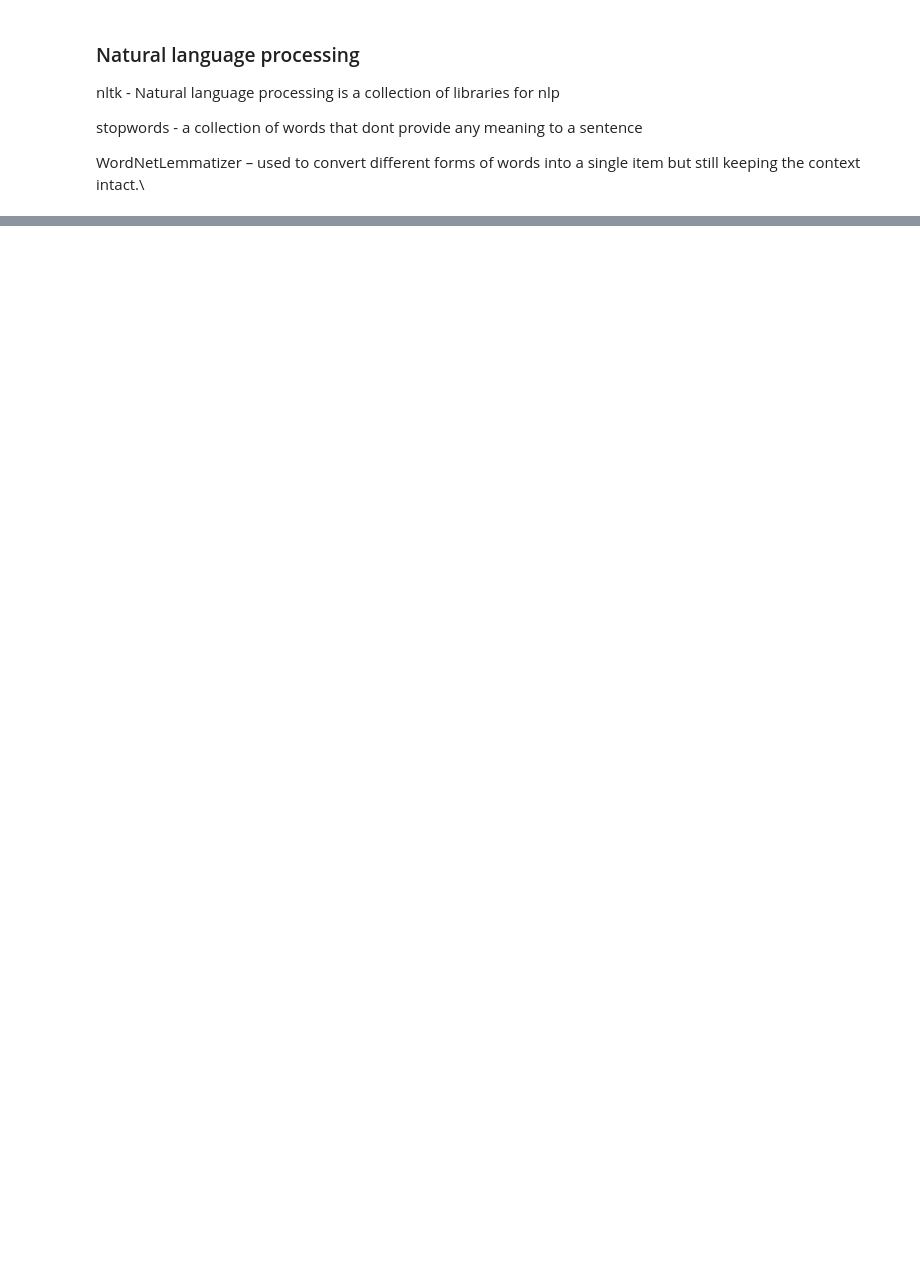
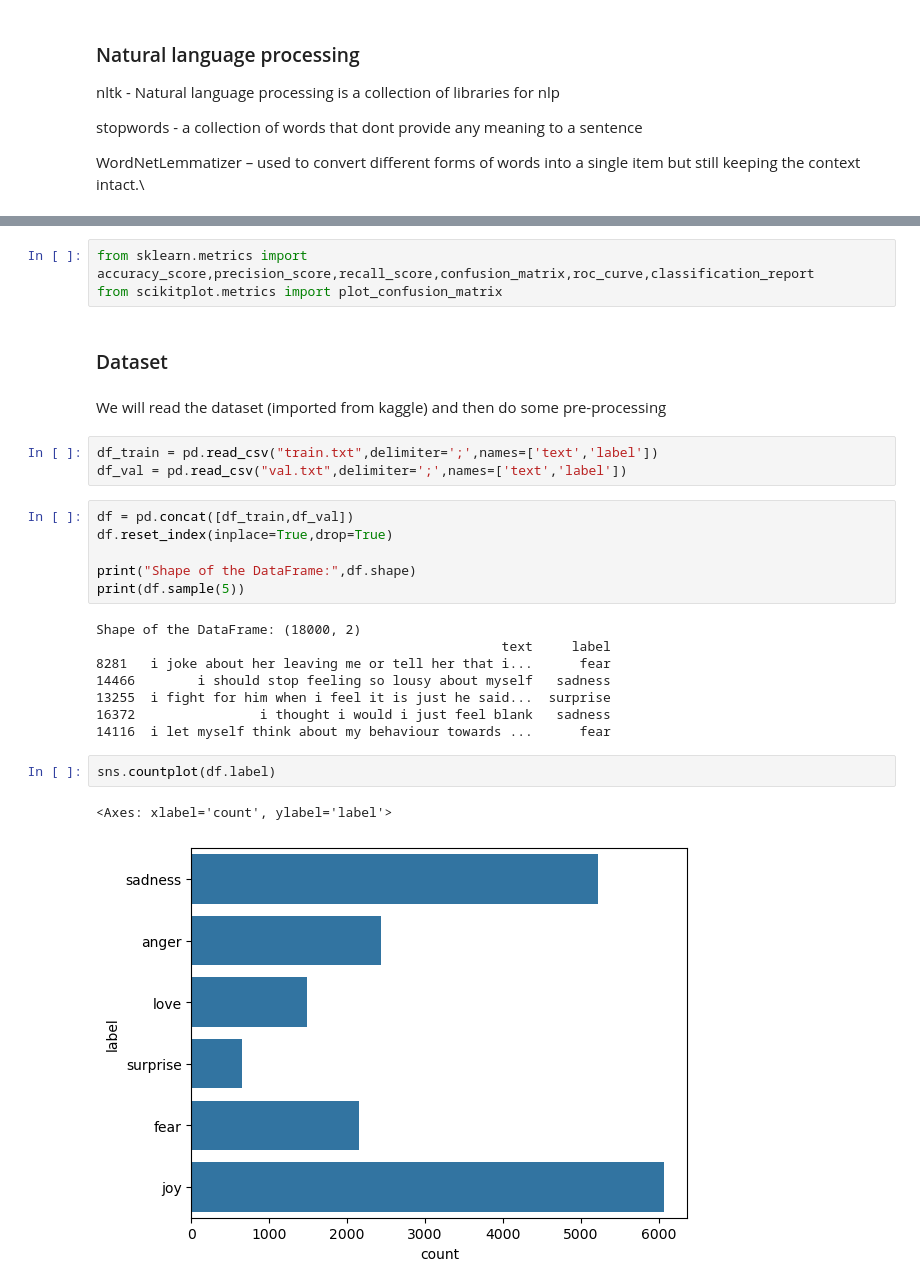
Before and after one commit to houleux/sentiment-analysis, a Jupyter notebook: sentiment-analyser.ipynb, the cells around one changed output, grey strips where cells are left out. Saved outputs shown, nothing was run; the diff lists cells and outputs as text; blank space fills up the shorter version.

```diff
--- a/sentiment-analyser.ipynb
+++ b/sentiment-analyser.ipynb
@@ -26,0 +45,29 @@ from nltk.stem import WordNetLemmatizer
+# %%
+from sklearn.metrics import accuracy_score,precision_score,recall_score,confusion_matrix,roc_curve,classification_report
+from scikitplot.metrics import plot_confusion_matrix
+# %% [markdown]
+### Dataset
+# %% [markdown]
+We will read the dataset (imported from kaggle) and then do some pre-processing
+# %%
+df_train = pd.read_csv("train.txt",delimiter=';',names=['text','label'])
+df_val = pd.read_csv("val.txt",delimiter=';',names=['text','label'])
+# %%
+df = pd.concat([df_train,df_val])
+df.reset_index(inplace=True,drop=True)
+
+print("Shape of the DataFrame:",df.shape)
+print(df.sample(5))
+# %% [output]
+Shape of the DataFrame: (18000, 2)
+                                                    text     label
+8281   i joke about her leaving me or tell her that i...      fear
+14466        i should stop feeling so lousy about myself   sadness
+13255  i fight for him when i feel it is just he said...  surprise
+16372                i thought i would i just feel blank   sadness
+14116  i let myself think about my behaviour towards ...      fear
+# %%
+sns.countplot(df.label)
+# %% [output]
+<Axes: xlabel='count', ylabel='label'>
+[figure, added]
```
Also changed, not shown: parts of 27 cells of this notebook.
